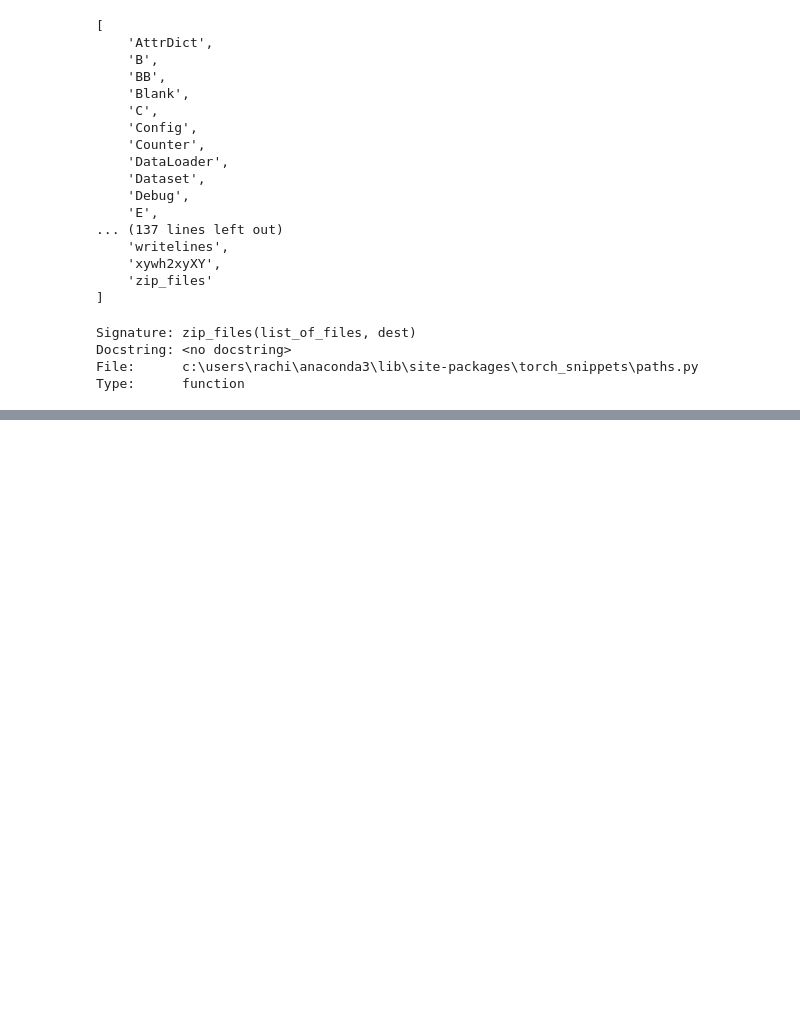
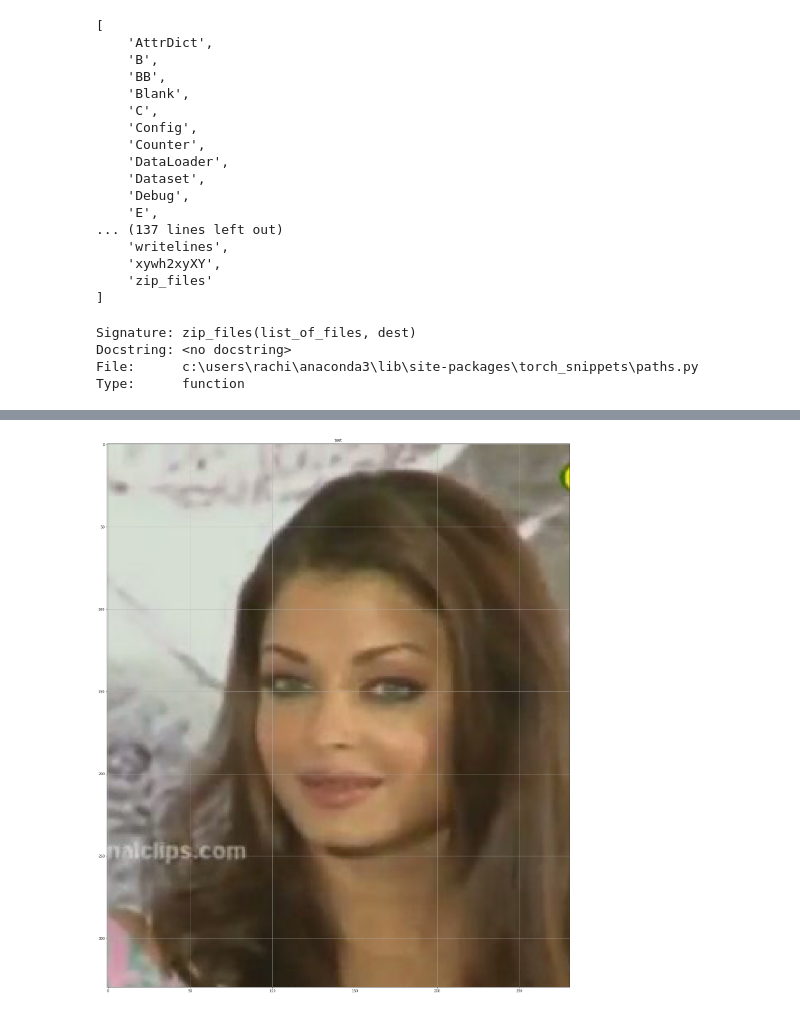
Before and after one commit to Rachinder3/Modern-Computer-Vision-with-PyTorch, a Jupyter notebook: 4. Transfer Learning for Image Classification.ipynb, the cells around one changed output, grey strips where cells are left out. Saved outputs shown, nothing was run; the diff lists cells and outputs as text; code cells hidden in the pictures; blank space fills up the shorter version.

```diff
--- a/4. Transfer Learning for Image Classification.ipynb
+++ b/4. Transfer Learning for Image Classification.ipynb
@@ -1397,0 +1480,4 @@ Type:      function
+# %%
+show(im, title = 'test', sz=(30,30), grid=True)
+# %% [output]
+[figure, added]
```
Also changed, not shown: parts of 17 cells of this notebook.
